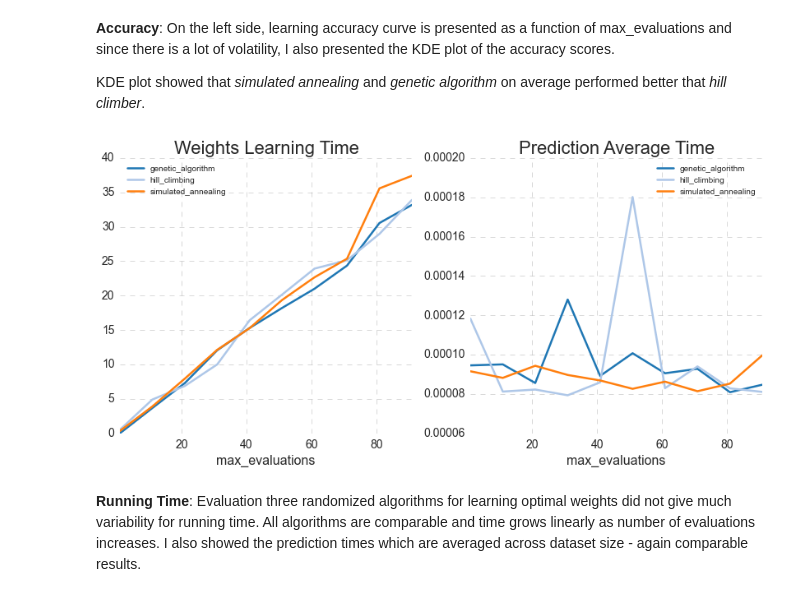
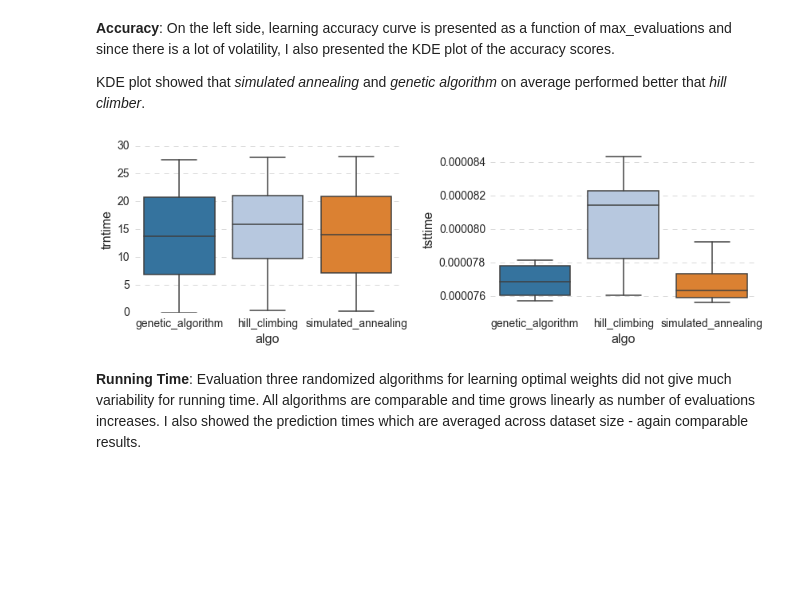
Before and after one commit to sshegheva/bag-of-algorithms, a Jupyter notebook: analysis/notebooks/RandomizedOptimization.ipynb, the cells around one changed output. Saved outputs shown, nothing was run; the diff lists cells and outputs as text; code cells hidden in the pictures; blank space fills up the shorter version.

```diff
--- a/analysis/notebooks/RandomizedOptimization.ipynb
+++ b/analysis/notebooks/RandomizedOptimization.ipynb
@@ -57,10 +60,10 @@ learn_plot = nn.plot_weight_learning_accuracy(df)
 __Accuracy__: On the left side, learning accuracy curve is presented as a function of max_evaluations and since there is a lot of volatility, I also presented the KDE plot of the accuracy scores.
 
 KDE plot showed that _simulated annealing_ and _genetic algorithm_ on average performed better that _hill climber_.
-# %%
-time_plot = nn.plot_weight_learning_time(df)
-# %% [output]
-[figure, removed]
+# %%
+nn.plot_weight_learning_time(df_nn)
+# %% [output]
+[figure, added]
 # %% [markdown]
 __Running Time__:
 Evaluation three randomized algorithms for learning optimal weights did not give much variability for running time. All algorithms are comparable and time grows linearly as number of evaluations increases.
```
Also changed, not shown: parts of 25 cells of this notebook, 12 other files.
